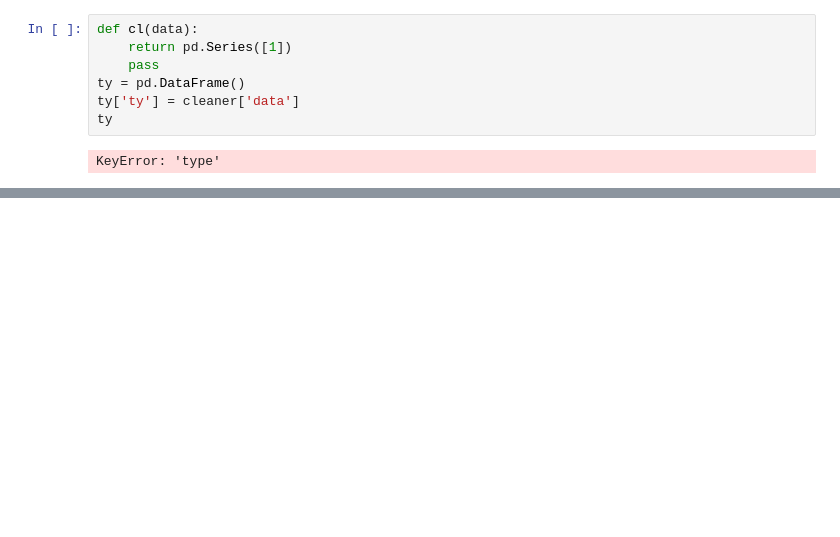
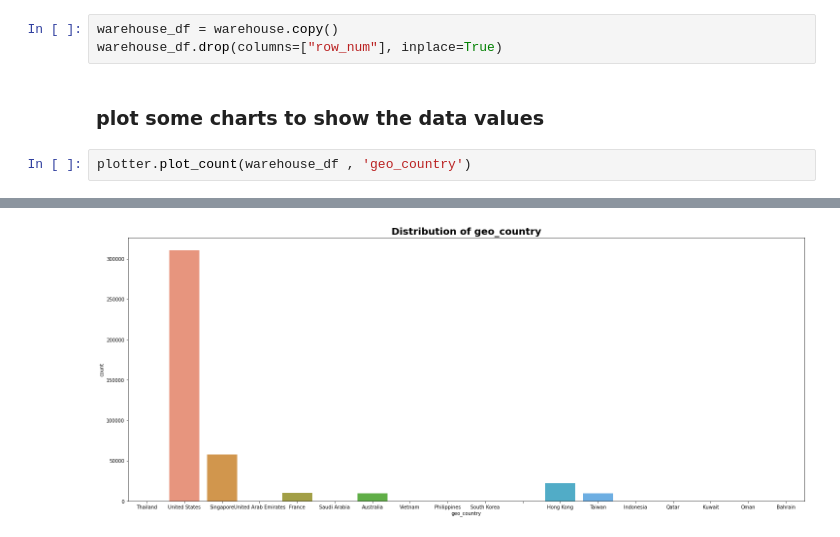
Before and after one commit to tesfayealex/AD-DS-Challenge, a Jupyter notebook: notebooks/EDA.ipynb, the cells around one changed output, grey strips where cells are left out. Cells and saved outputs as stored; diff of their text form; blank space fills up the shorter version.

```diff
--- a/notebooks/EDA.ipynb
+++ b/notebooks/EDA.ipynb
@@ -770,9 +54,8 @@ df_cd
-# %%
-def cl(data):
-    return pd.Series([1])
-    pass
-ty = pd.DataFrame()
-ty['ty'] = cleaner['data']
-ty
-# %% [output]
-KeyError: 'type'
+# %%
+warehouse_df = warehouse.copy()
+warehouse_df.drop(columns=["row_num"], inplace=True)
+# %% [markdown]
+### plot some charts to show the data values
+# %%
+plotter.plot_count(warehouse_df , 'geo_country')
+# %% [output]
@@ -778,0 +64 @@ KeyError: 'type'
+[figure, added]
```
Also changed, not shown: parts of 70 cells of this notebook, 9 other files.
